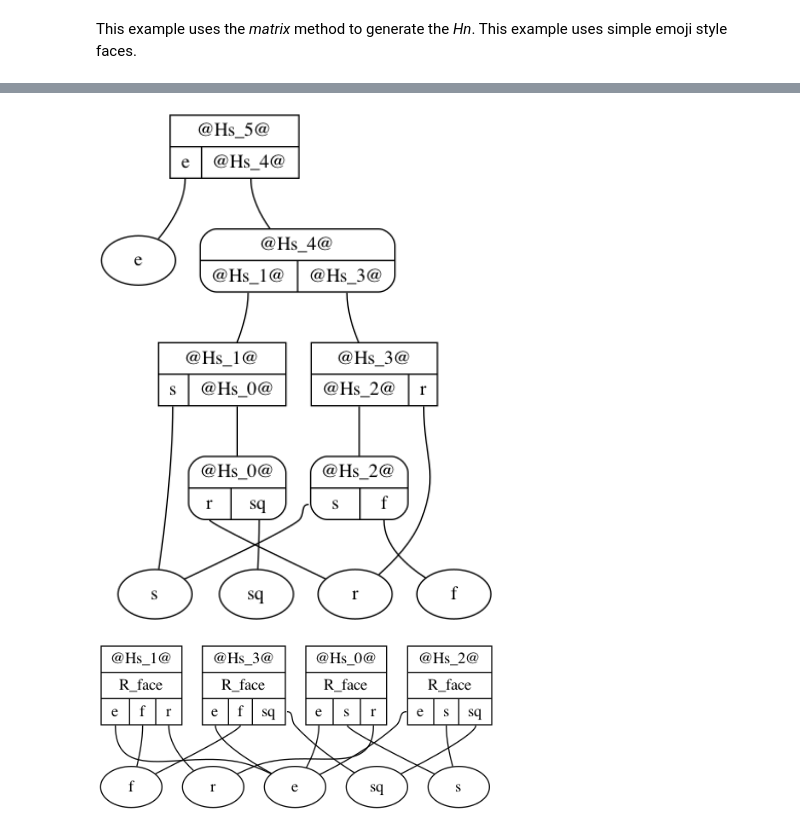
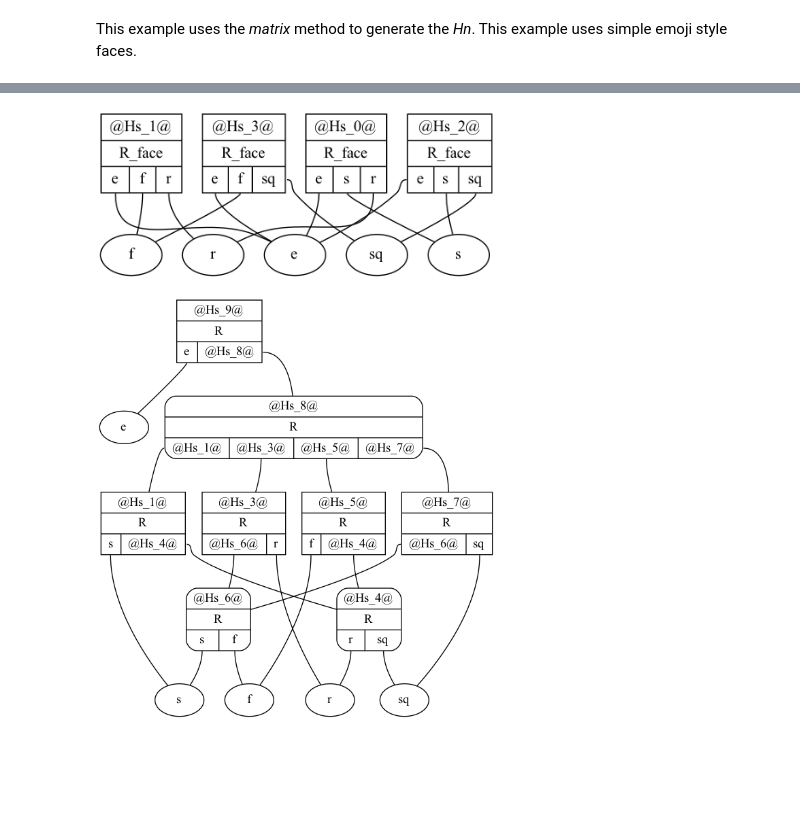
Before and after one commit to rdchar/Hora, a Jupyter notebook: examples/Faces.ipynb, the cells around one changed output, grey strips where cells are left out. Cells and saved outputs as stored; diff of their text form; code cells hidden in the pictures; blank space fills up the shorter version.

```diff
--- a/examples/Faces.ipynb
+++ b/examples/Faces.ipynb
@@ -11,6 +11,7 @@ import numpy as np
 
 from IPython.display import Image, display
 
+pictures_dir = "pictures/Faces/"
 parser = load_parser()
 # %%
 face1 = Hypernetwork()
@@ -28,26 +63,27 @@ Image(filename='/tmp/face1.png', width=500, height=500)
+# %%
+face3 = Hypernetwork()
+
+compile_hn(face3, parser, """
+    <e, s, r; R_face>
+    <e, f, r; R_face>
+    <e, s, sq; R_face>
+    <e, f, sq; R_face>
+""")
+
+# print(face3)
+
+draw_hn(face3, fname=pictures_dir+"face3", view=False)
+Image(filename=pictures_dir+'face3.png', width=400, height=600)
+# %% [output]
+[figure, added]
 # %%
-# print(face1)
+M = to_matrix(face3, R="face")
 
-M = to_matrix(face1, R="face")
-new_face1 = from_matrix(M, R="face")
+new_face3 = from_matrix(M, R="face")
 
-draw_hn(new_face1, fname="/tmp/face1-M", view=False)
-Image(filename='/tmp/face1-M.png', width=400, height=600)
+# print(new_face3)
+
+draw_hn(new_face3, fname=pictures_dir+"face3-M", view=False)
+Image(filename=pictures_dir+'face3-M.png', width=400, height=600)
 # %% [output]
-[figure, old version]
+[figure, new version]
-# %%
-face3 = Hypernetwork()
-
-compile_hn(face3, parser, """
-    <e, s, r; R_face>
-    <e, f, r; R_face>
-    <e, s, sq; R_face>
-    <e, f, sq; R_face>
-""")
-
-# print(face3)
-
-draw_hn(face3, fname="/tmp/face3", view=False)
-Image(filename='/tmp/face3.png', width=400, height=600)
-# %% [output]
-[figure, removed]
```
Also changed, not shown: parts of 5 cells of this notebook, 26 other files.
